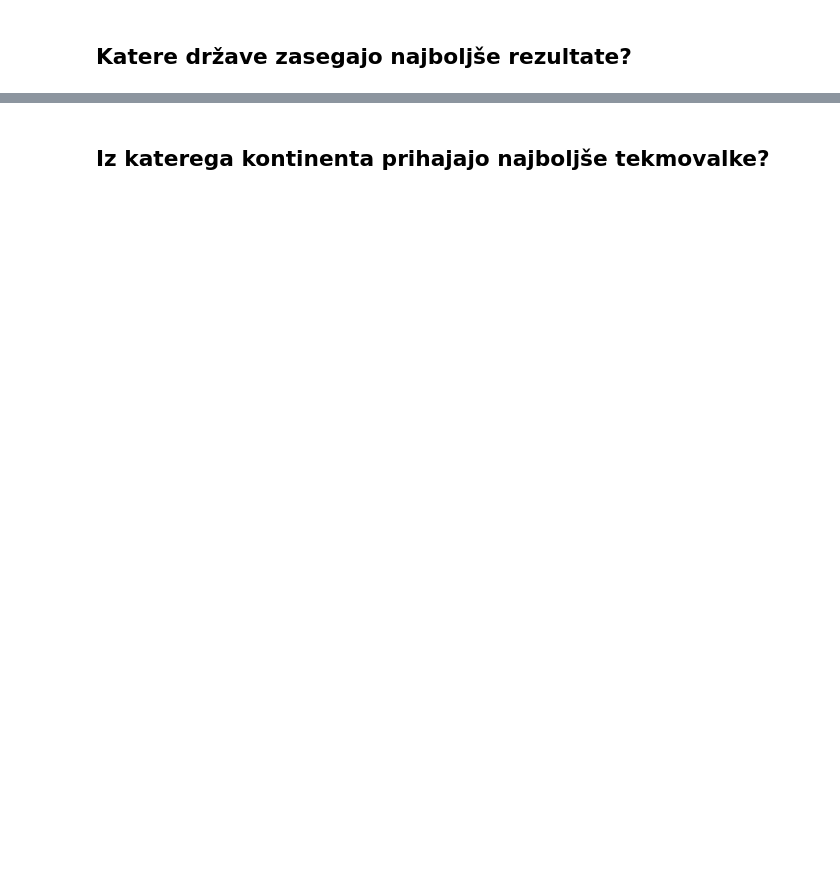
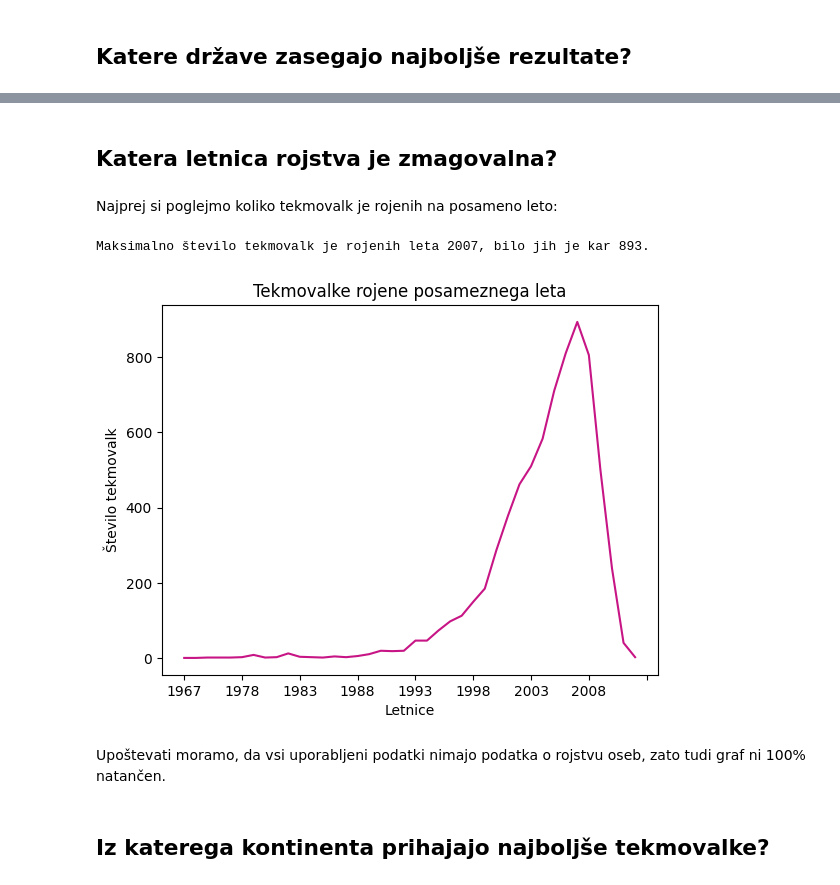
Before and after one commit to sarapolajnar/Projektna-naloga-UVP, a Jupyter notebook: analiza.ipynb, the cells around one changed output, grey strips where cells are left out. Saved outputs shown, nothing was run; the diff lists cells and outputs as text; code cells hidden in the pictures; blank space fills up the shorter version.

```diff
--- a/analiza.ipynb
+++ b/analiza.ipynb
@@ -85,2 +146,32 @@ Text(0, 0.5, 'Povprečni rezultat [s]')
+# %% [markdown]
+## Katera letnica rojstva je zmagovalna?
+# %% [markdown]
+Najprej si poglejmo koliko tekmovalk je rojenih na posameno leto:
+# %%
+def izlusci_leto(datum):                            #datumi so podani v oblikah: %d %m %y, '', %y
+    letnice = []                                    #zato naredimo seznam letnic glede na posebnosti
+    for dat in datum:
+        niz_dat = str(dat)
+        if len(niz_dat) == 4:
+            letnice.append(dat)
+        elif len(niz_dat) > 4:
+            del_datuma = niz_dat.split()
+            letnice.append(del_datuma[-1])
+    return letnice
+
+leta = pd.DataFrame(izlusci_leto(tabela_podatkov['datum rojstva']), columns=['Leto'])       #vsa leta
+st_tekmovalk_na_leto = leta['Leto'].value_counts().sort_index()                             #kolikokrat se posamezno leto pojavi
+
+st_tekmovalk_na_leto.plot(kind='line', color='MediumVioletRed')
+plt.title('Tekmovalke rojene posameznega leta')
+plt.xlabel('Letnice')
+plt.ylabel('Število tekmovalk')
+
+print(f'Maksimalno število tekmovalk je rojenih leta {st_tekmovalk_na_leto.idxmax()}, bilo jih je kar {st_tekmovalk_na_leto.max()}.')
+# %% [output]
+Maksimalno število tekmovalk je rojenih leta 2007, bilo jih je kar 893.
+[figure, added]
+# %% [markdown]
+Upoštevati moramo, da vsi uporabljeni podatki nimajo podatka o rojstvu oseb, zato tudi graf ni 100% natančen.
 # %% [markdown]
 ## Iz katerega kontinenta prihajajo najboljše tekmovalke?
```
Also changed, not shown: parts of 7 cells of this notebook.
